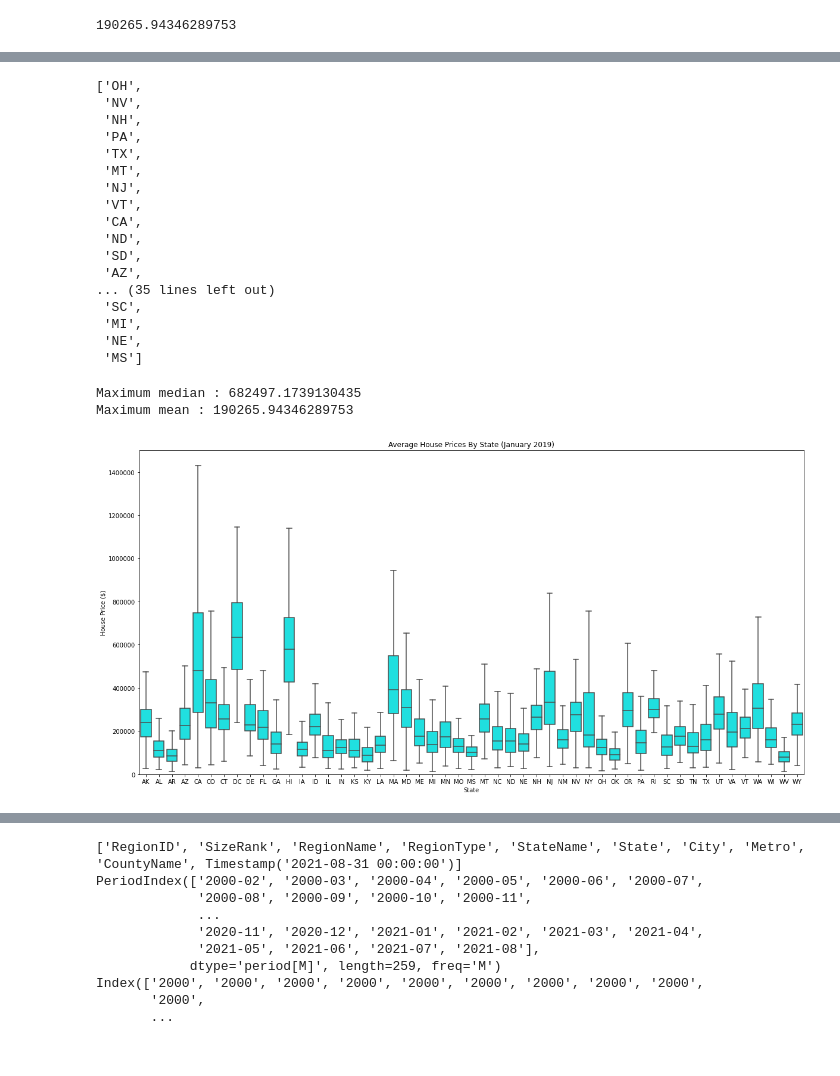
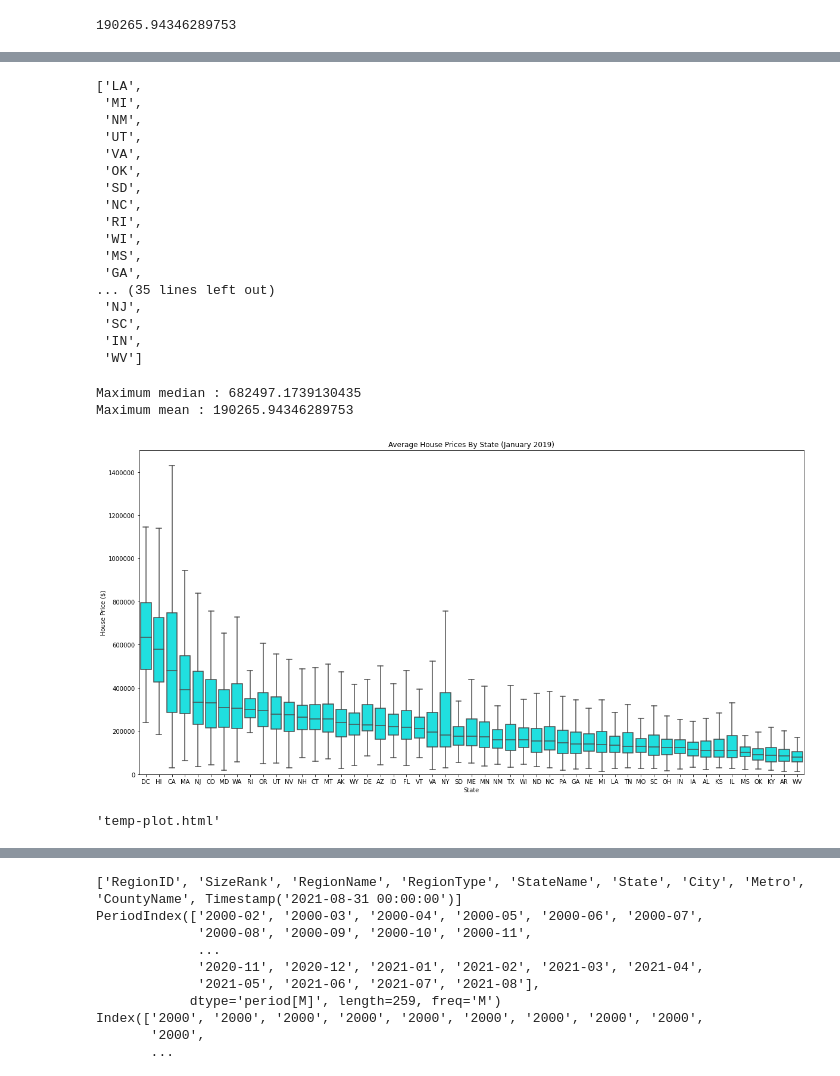
Before and after one commit to soohyunnie/forecasting_real_estate_prices, a Jupyter notebook: Avi_Rubin_Notebook _2.ipynb, the cells around one changed output, grey strips where cells are left out. Drawn from its saved outputs; the diff is of its cells as text; code cells hidden in the pictures.

```diff
--- a/Avi_Rubin_Notebook _2.ipynb
+++ b/Avi_Rubin_Notebook _2.ipynb
@@ -115,3 +115,5 @@ def get_datetimes(df):
     return pd.to_datetime(df.columns.values[9:], format='%Y-%m')
 # %%
 df.columns = list(df.columns[:9]) + list(get_datetimes(df))
+# %%
+new_df = pd.DataFrame()
@@ -118,5 +124,5 @@ df.columns = list(df.columns[:9]) + list(get_datetimes(df))
 # %%
 # Pull the median and mean house price values by state from January 2019:
-df['January_2019_median'] = df.groupby('State').median()[pd.to_datetime('2019-01-31 00:00:00')]
+new_df['January_2019_Median']= df.groupby('State').median()[pd.to_datetime('2019-01-31 00:00:00')]
 
-df['January_2019_mean'] = df.groupby('State').mean()[pd.to_datetime('2019-01-31 00:00:00')]
+new_df['January_2019_mean'] = df.groupby('State').mean()[pd.to_datetime('2019-01-31 00:00:00')]
@@ -129,55 +172,87 @@ df.groupby('State').mean()[pd.to_datetime('2019-01-31 00:00:00')].median()
 df_states = list(set(df['State']))
 df_states
 # %% [output]
-['OH',
- 'NV',
- 'NH',
- 'PA',
- 'TX',
- 'MT',
+['LA',
+ 'MI',
+ 'NM',
+ 'UT',
+ 'VA',
+ 'OK',
+ 'SD',
+ 'NC',
+ 'RI',
+ 'WI',
+ 'MS',
+ 'GA',
+... (35 lines left out)
  'NJ',
- 'VT',
- 'CA',
- 'ND',
- 'SD',
- 'AZ',
-... (35 lines left out)
  'SC',
- 'MI',
- 'NE',
- 'MS']
+ 'IN',
+ 'WV']
 # %%
 list(set(df['State'])).sort()
 # %%
 # See if there are any outlier zipcodes that are driving the mean home prices up or down
 # Set plot figure:
 import matplotlib.pyplot as plt
 import seaborn as sns
 plt.figure(figsize=(20,10))
 
 # Collect most recent data from January 2019:
 y = pd.to_datetime('2019-01-31 00:00:00')
 
 # Put states in alphabetical order:
-state_order = sorted(list(set(df['State'])))
+state_order = new_df['January_2019_Median'].sort_values(ascending=False).index
+
 
 
 # Create a boxplot for each state:
 sns.boxplot(x='State',y=y,
             data=df,order=state_order,
             showfliers=False, color = 'Aqua')
 
 # Set labels and axis limits:
 plt.ylim(0,);
 plt.xlabel('State')
 plt.ylabel('House Price ($)')
 plt.ticklabel_format(style='plain', axis='y')
 plt.title('Average House Prices By State (January 2019)');
 
 # Print maximum mean and median value
 print('Maximum median',':',df.groupby('State').mean()[pd.to_datetime('2019-01-31 00:00:00')].max())
 print('Maximum mean',':',df.groupby('State').mean()[pd.to_datetime('2019-01-31 00:00:00')].median())
 # %% [output]
 Maximum median : 682497.1739130435
 Maximum mean : 190265.94346289753
-[figure, old version]
+[figure, new version]
+# %%
+import plotly.graph_objs as go
+from plotly.offline import init_notebook_mode,iplot,plot
+init_notebook_mode(connected=True)
+
+data = dict(type='choropleth',
+            colorscale = 'Viridis',
+            reversescale = True,
+            locations = new_df.index,
+            z = new_df['January_2019_Median'],
+            locationmode = 'USA-states',
+            text = new_df.index,
+            marker = dict(line = dict(color = 'rgb(255,255,255)',width = 1)),
+            colorbar = {'title':"Median Housing Prices"}
+            )
+
+layout = dict(title = 'Median Housing Prices',
+              geo = dict(scope='usa',
+                         showlakes = True,
+                         lakecolor = 'rgb(85,173,240)')
+             )
+
+
+
+
+
+
+choromap = go.Figure(data = [data],layout = layout)
+plot(choromap,validate=False)
+# %% [output]
+'temp-plot.html'
```
Also changed, not shown: parts of 6 cells of this notebook, 1 other file.
